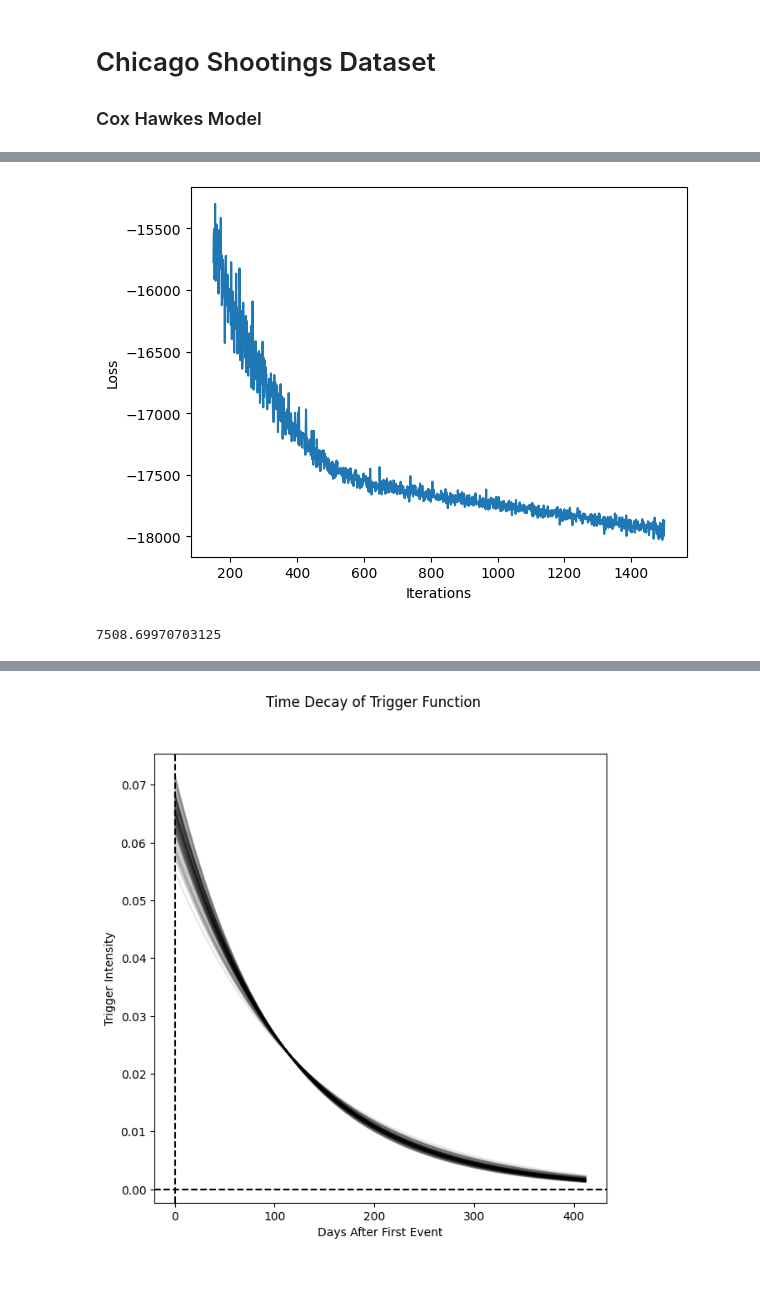
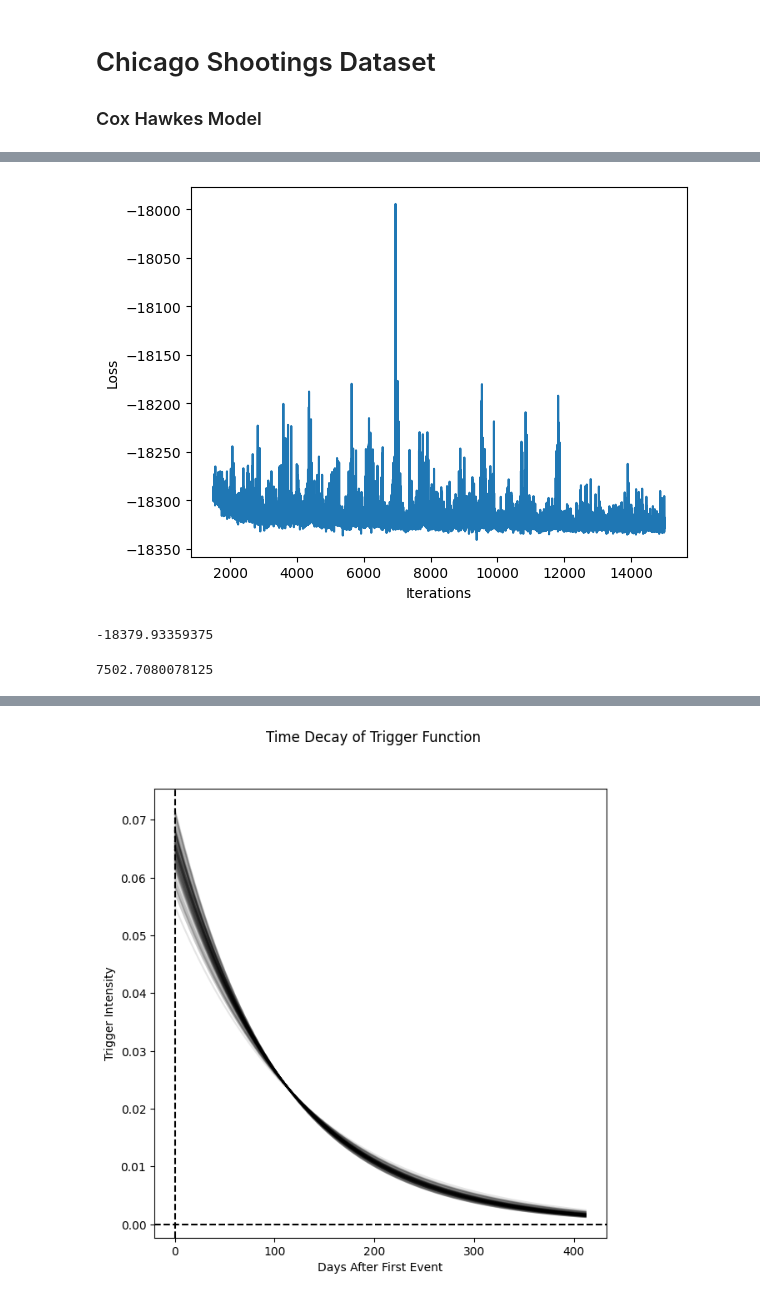
Before and after one commit to imanring/BSTPP, a Jupyter notebook: demo.ipynb, the cells around one changed output, grey strips where cells are left out. Cells and saved outputs as stored; diff of their text form; code cells hidden in the pictures.

```diff
--- a/demo.ipynb
+++ b/demo.ipynb
@@ -15,6 +16,7 @@ model = Hawkes_Model(data['events_2022'],
                      data['boundaries'],True,
                      spatial_cov=data['covariates'],cov_names = column_names,
                      a_0=dist.Normal(1,10), alpha = dist.Beta(20,60),
-                     beta=dist.HalfNormal(2.0)
+                     beta=dist.HalfNormal(2.0),gamma=dist.HalfNormal(2.0),
+                     temporal_trig=Temporal_Power_Law
                     )
 # %% [output]
@@ -23,6 +23,8 @@ WARNING:jax._src.lib.xla_bridge:No GPU/TPU found, falling back to CPU. (Set TF_C
   args['A_area'] = A.area.sum()/((A_[0,1]-A_[0,0])*(A_[1,1]-A_[1,0]))
 
   intersect['area'] = intersect.area/((A_[0,1]-A_[0,0])*(A_[1,1]-A_[1,0]))
+# %%
+model.load_rslts('output/Chicago_Shootings/cox_hawkes/final/output_cov.pkl')
 # %%
-model.run_svi(lr=0.02,num_steps=10000)
+model.run_svi(lr=0.02,num_steps=15000)
 # %% [output]
@@ -30,8 +32,12 @@ SVI elapsed time: 115.6107063293457
-[figure, old version]
+[figure, new version]
+# %%
+model.expected_AIC()
+# %% [output]
+-18379.93359375
 # %%
 model.log_expected_likelihood(data['events_2023'])
 # %% [output]
-7508.69970703125
+7502.7080078125
 # %%
 model.plot_trigger_posterior()
 # %% [output]
```
Also changed, not shown: parts of 8 cells of this notebook, 4 other files.
